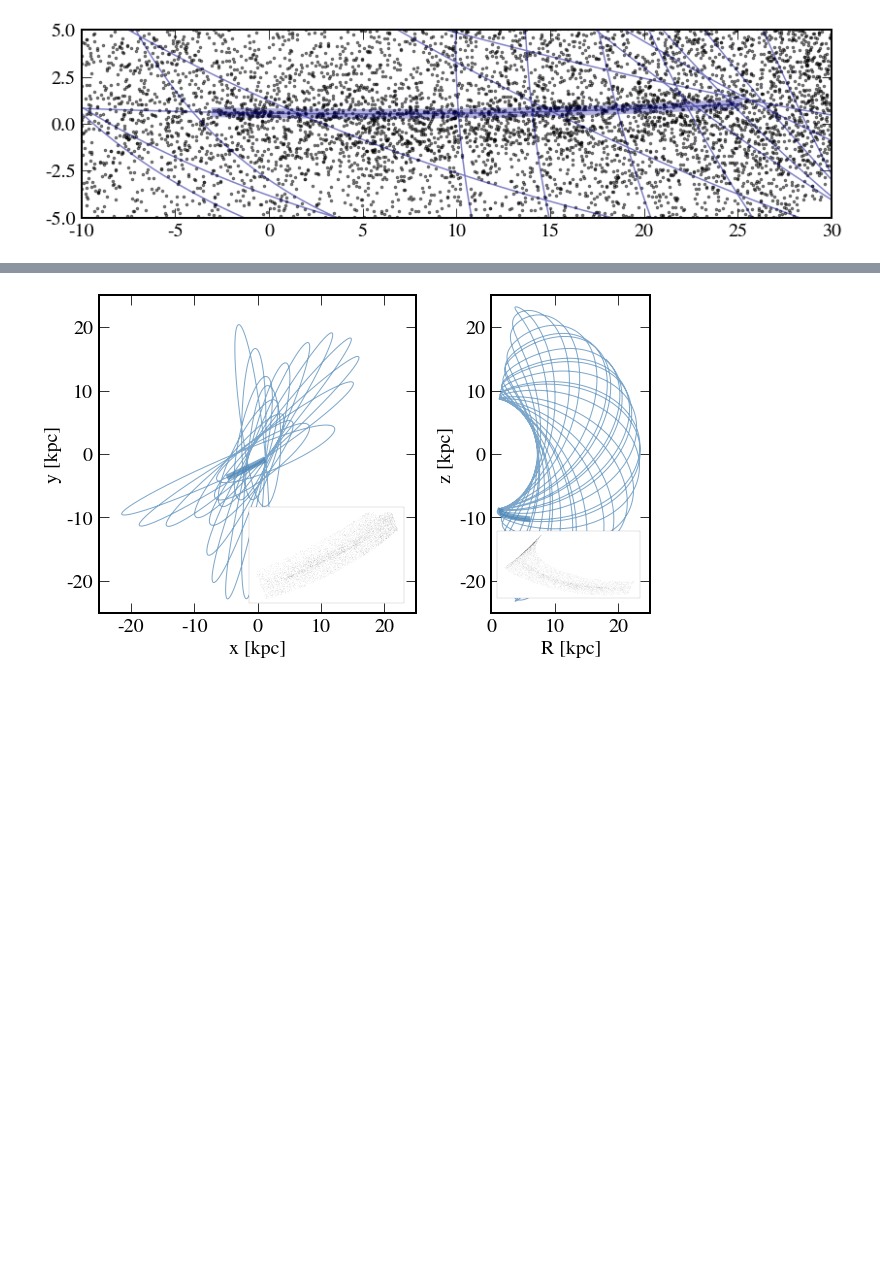
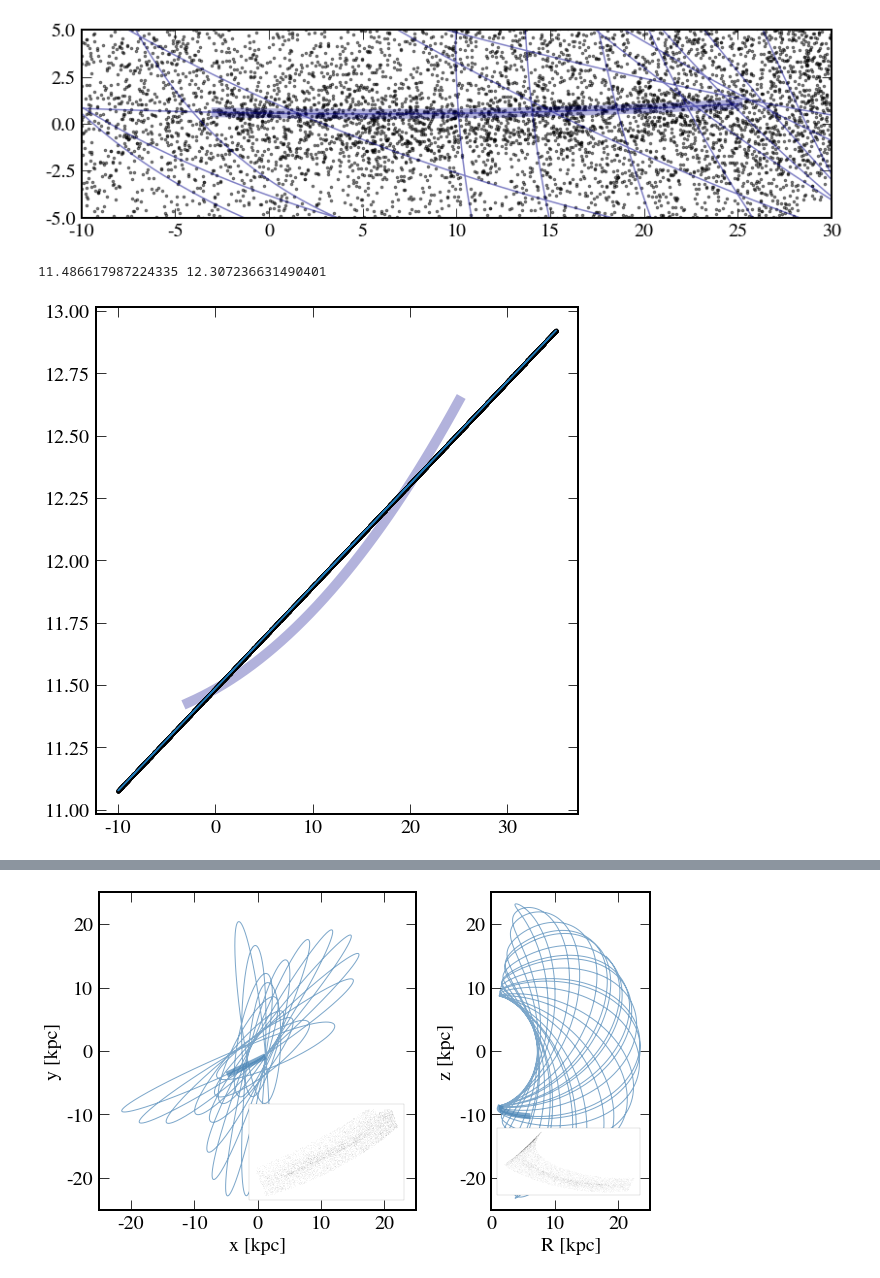
Before and after one commit to abonaca/jhelum, a Jupyter notebook: notebooks/paper.ipynb, the cells around one changed output, grey strips where cells are left out. Drawn from its saved outputs; the diff is of its cells as text; code cells hidden in the pictures; blank space fills up the shorter version.

```diff
--- a/notebooks/paper.ipynb
+++ b/notebooks/paper.ipynb
@@ -796,2 +803,10 @@ plt.savefig('../plots/orbit_onsky.png')
+# %%
+i1 = np.argmin(np.abs(model_jhelum.phi1.wrap_at(wangle)))
+i2 = np.argmin(np.abs(model_jhelum.phi1.wrap_at(wangle)-20*u.deg))
+d1, d2 = model_jhelum.distance[i1].value, model_jhelum.distance[i2].value
+
+print(d1, d2)
+# %% [output]
+11.486617987224335 12.307236631490401
 # %%
 # adopt 13kpc
@@ -815,4 +830,13 @@ cj = coord.Galactic(rep).transform_to(Jhelum)
 # %%
 cgal = cj_dist.transform_to(coord.Galactocentric)
 R = np.sqrt(cgal.y**2 + cgal.x**2)
+# %%
+# plt.plot(model_rr.phi1.wrap_at(wangle), model_rr.distance, '-', color='darkblue', alpha=0.5)
+plt.plot(model_jhelum.phi1.wrap_at(wangle), model_jhelum.distance, '-', color='darkblue', alpha=0.3, lw=10);
+plt.plot(cj_dist.phi1.wrap_at(wangle)[pm_mask & cmd_mask], cj_dist.distance[pm_mask & cmd_mask], 'k.')
+plt.plot(cj_dist.phi1.wrap_at(wangle)[pm_mask & cmd_mask],jhelum_dist(cj_dist.phi1[pm_mask & cmd_mask], d1=d1, d2=d2))
+
+plt.tight_layout()
+# %% [output]
+[figure, added]
 # %%
```
Also changed, not shown: parts of 10 cells of this notebook, 2 other files.
